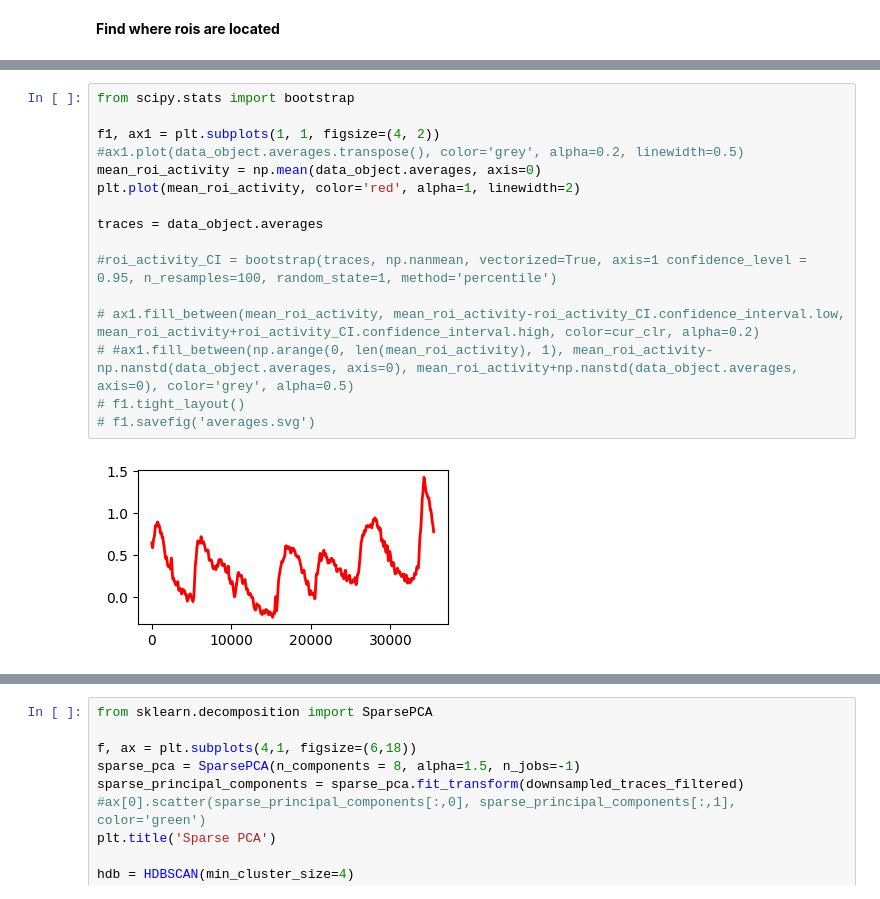
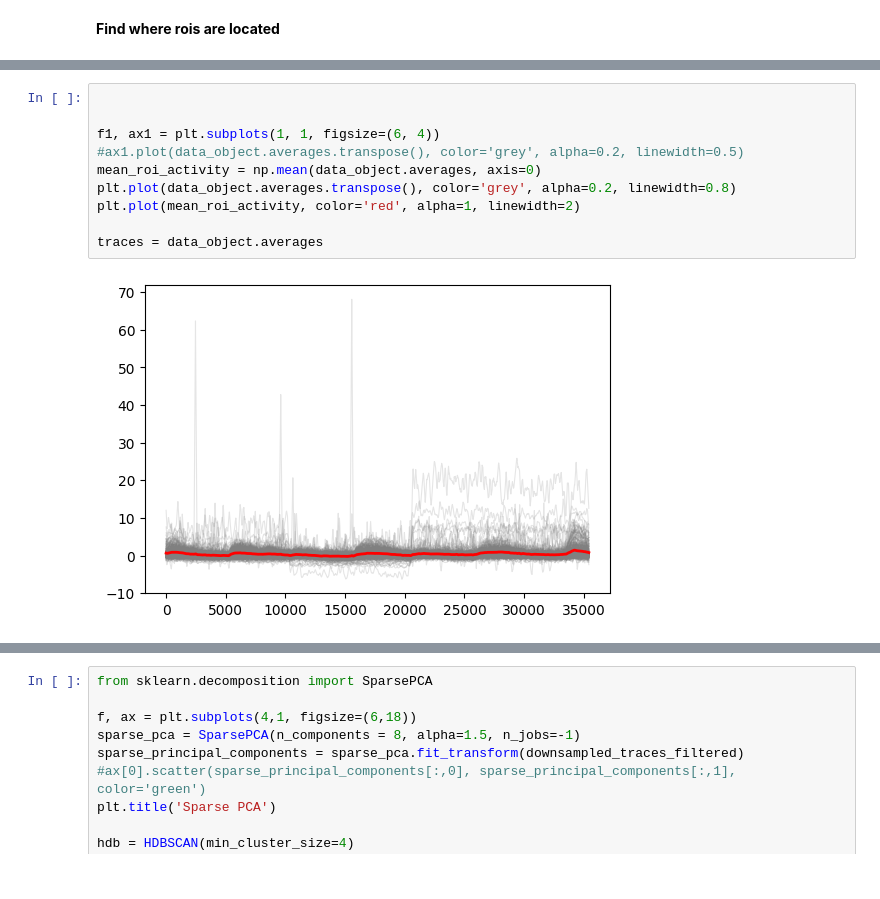
Before and after one commit to simbru/pygor, a Jupyter notebook: ROI_clustering.ipynb, the cells around one changed output, grey strips where cells are left out. Cells and saved outputs as stored; diff of their text form.

```diff
--- a/ROI_clustering.ipynb
+++ b/ROI_clustering.ipynb
@@ -34,18 +30,12 @@ ax[1].imshow(mask, cmap=cmap, interpolation='none')
 # %%
-from scipy.stats import bootstrap
 
-f1, ax1 = plt.subplots(1, 1, figsize=(4, 2))
+
+f1, ax1 = plt.subplots(1, 1, figsize=(6, 4))
 #ax1.plot(data_object.averages.transpose(), color='grey', alpha=0.2, linewidth=0.5)
 mean_roi_activity = np.mean(data_object.averages, axis=0)
+plt.plot(data_object.averages.transpose(), color='grey', alpha=0.2, linewidth=0.8)
 plt.plot(mean_roi_activity, color='red', alpha=1, linewidth=2)
 
 traces = data_object.averages
-
-#roi_activity_CI = bootstrap(traces, np.nanmean, vectorized=True, axis=1 confidence_level = 0.95, n_resamples=100, random_state=1, method='percentile')
-
-# ax1.fill_between(mean_roi_activity, mean_roi_activity-roi_activity_CI.confidence_interval.low, mean_roi_activity+roi_activity_CI.confidence_interval.high, color=cur_clr, alpha=0.2)
-# #ax1.fill_between(np.arange(0, len(mean_roi_activity), 1), mean_roi_activity-np.nanstd(data_object.averages, axis=0), mean_roi_activity+np.nanstd(data_object.averages, axis=0), color='grey', alpha=0.5)
-# f1.tight_layout()
-# f1.savefig('averages.svg')
 # %% [output]
-[figure, old version]
+[figure, new version]
```
Also changed, not shown: parts of 17 cells of this notebook.
